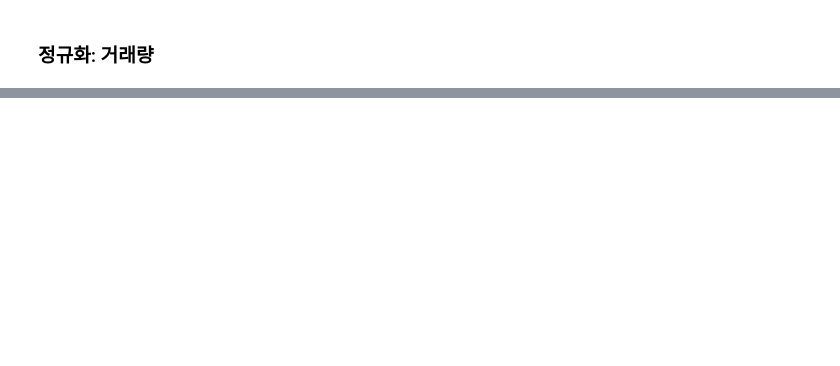
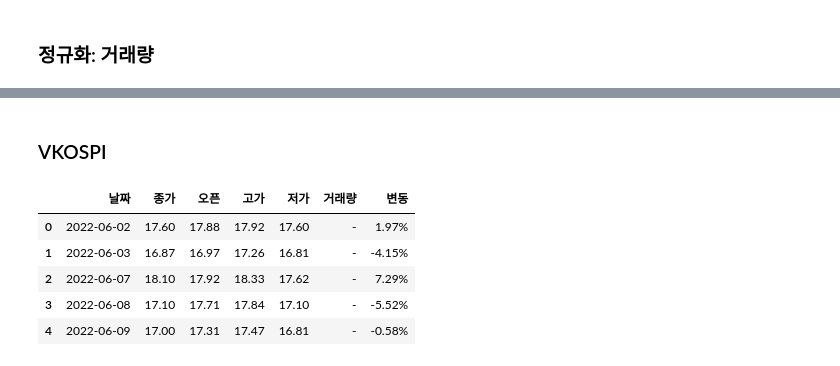
Before and after one commit to NewYorkKim/KRX_2022, a Jupyter notebook: nayeon/EDA/EDA.ipynb, the cells around one changed output, grey strips where cells are left out. Cells and saved outputs as stored; diff of their text form; code cells hidden in the pictures; blank space fills up the shorter version.

```diff
--- a/nayeon/EDA/EDA.ipynb
+++ b/nayeon/EDA/EDA.ipynb
@@ -143,0 +166,12 @@ fig6.add_trace(go.Scatter(x=date1, y=volume_s1, mode="lines", name="volume_s1"))
+# %% [markdown]
+### VKOSPI
+# %%
+vkospi = pd.read_csv('VKOSPI.csv')
+vkospi.head()
+# %% [output]
+|  | 날짜 | 종가 | 오픈 | 고가 | 저가 | 거래량 | 변동 |
+| 0 | 2022-06-02 | 17.60 | 17.88 | 17.92 | 17.60 | - | 1.97% |
+| 1 | 2022-06-03 | 16.87 | 16.97 | 17.26 | 16.81 | - | -4.15% |
+| 2 | 2022-06-07 | 18.10 | 17.92 | 18.33 | 17.62 | - | 7.29% |
+| 3 | 2022-06-08 | 17.10 | 17.71 | 17.84 | 17.10 | - | -5.52% |
+| 4 | 2022-06-09 | 17.00 | 17.31 | 17.47 | 16.81 | - | -0.58% |
```
Also changed, not shown: parts of 4 cells of this notebook, 3 other files.
